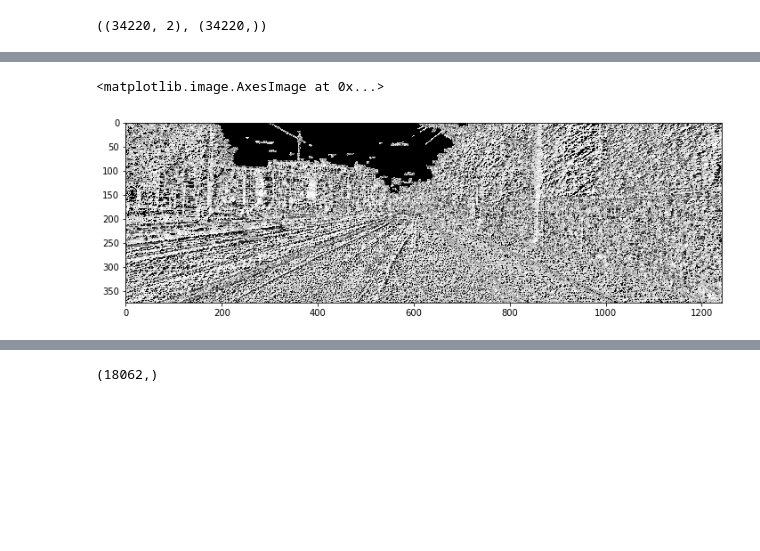
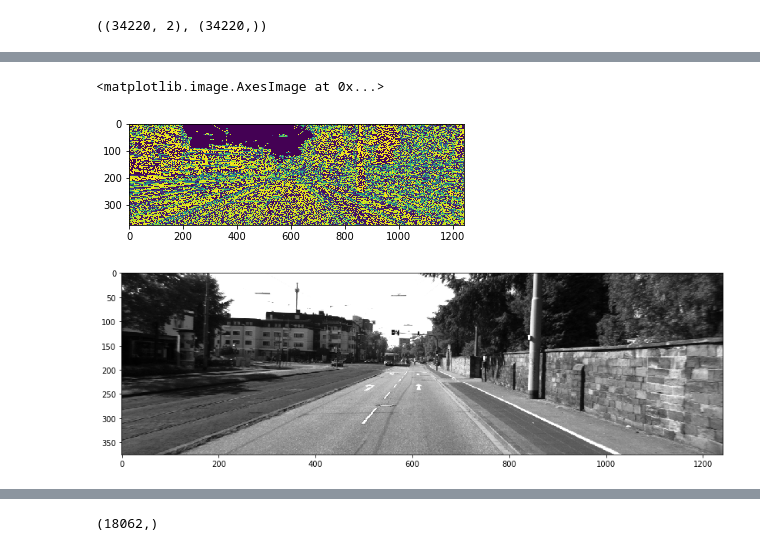
Before and after one commit to ptyshevs/lidar_align, a Jupyter notebook: test2.ipynb, the cells around one changed output, grey strips where cells are left out. Drawn from its saved outputs; the diff is of its cells as text; code cells hidden in the pictures; blank space fills up the shorter version.

```diff
--- a/test2.ipynb
+++ b/test2.ipynb
@@ -797,6 +811,10 @@ img_dx, img_dy, img_sob = edges(img_gray)
+# %%
+plt.imshow(np.abs(img_dx))
+# %% [output]
+<matplotlib.image.AxesImage at 0x...>
+[figure, added]
 # %%
-plt.figure(figsize=(12, 10))
-plt.imshow(img_sob.astype(int), cmap=plt.cm.Greys_r)
+plt.figure(figsize=(14, 10))
+plt.imshow(img_gray, cmap=plt.cm.Greys_r);
 # %% [output]
-<matplotlib.image.AxesImage at 0x...>
-[figure, old version]
+[figure, new version]
```
Also changed, not shown: parts of 15 cells of this notebook.
